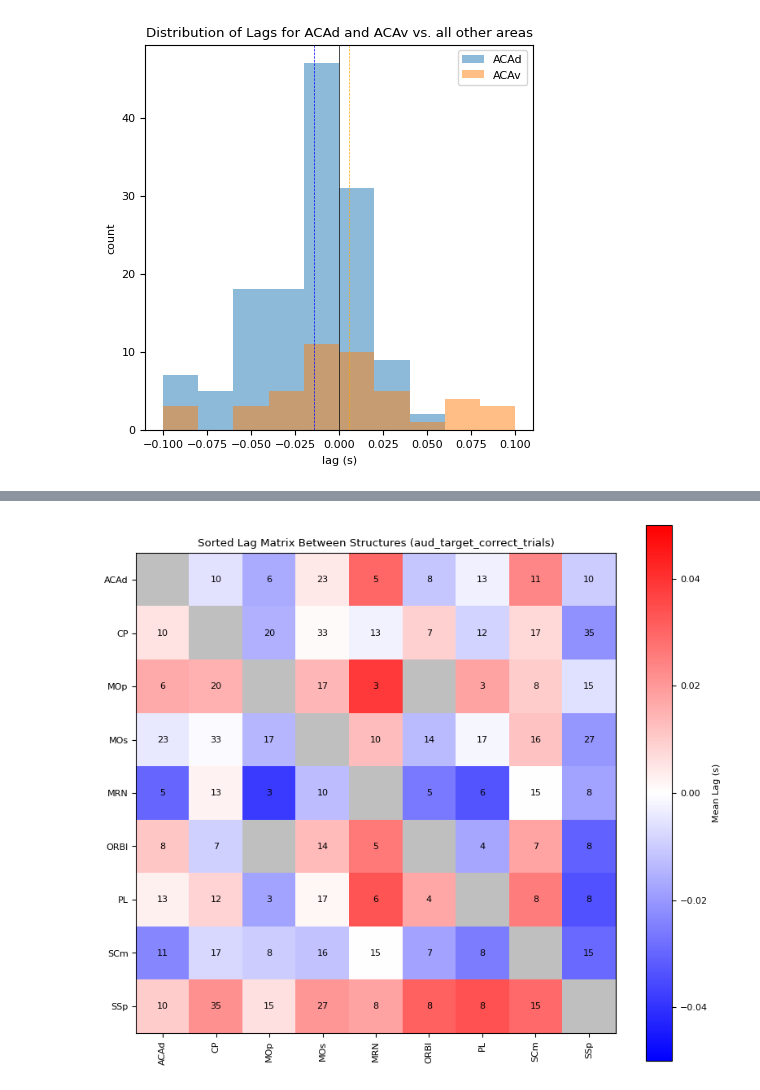
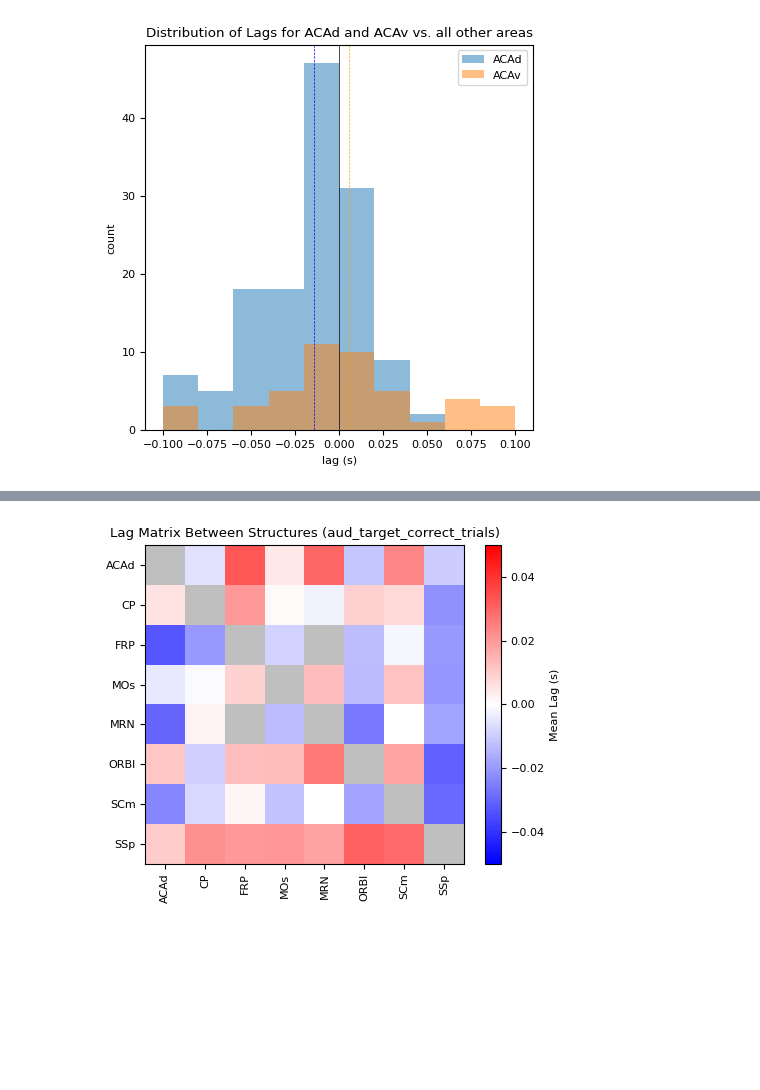
Before and after one commit to AllenInstitute/dynamic_routing_analysis, a Jupyter notebook: notebooks/compare_latency_of_decoding_context.ipynb, the cells around one changed output, grey strips where cells are left out. Cells and saved outputs as stored; diff of their text form; code cells hidden in the pictures; blank space fills up the shorter version.

```diff
--- a/notebooks/compare_latency_of_decoding_context.ipynb
+++ b/notebooks/compare_latency_of_decoding_context.ipynb
@@ -207,7 +211,10 @@ sel_time_aligned_to="stim_start_time"
 
 
 key_sets={
-    'stimulus_specific_results':['vis_target_correct_trials', 'aud_target_correct_trials']
+    # 'stimulus_specific_results':['vis_target_correct_trials', 'aud_target_correct_trials']
+    'stimulus_specific_results':['vis_target_correct_trials_10', 'aud_target_correct_trials_10',
+                                'vis_target_correct_trials_20', 'aud_target_correct_trials_20',
+                                'vis_target_correct_trials_30', 'aud_target_correct_trials_30'],
 }
 
 # savepath=r"C:\Users\ethan.mcbride\OneDrive - Allen Institute\quick figures\2025-10-07-decode_split_by_stim_modality\by_area"
@@ -215,7 +222,7 @@ key_sets={
 for sel_key_set in key_sets.keys():
 
     for sel_structure in results_dfs[key]['structure'].unique():
-        sel_structure='MOs'
+        sel_structure='MRN'
 
         fig,ax=plt.subplots(1,1,figsize=(8,4))
         ax.axvline(x=0, color='grey', linestyle='--', linewidth=0.5)
@@ -253,7 +260,7 @@ for sel_key_set in key_sets.keys():
         #place legend outside
         ax.legend(bbox_to_anchor=(1.05, 1), loc='upper left')
         # ax.legend()
-        ax.set_title(f"{sel_structure} ({n_sessions}); {sel_time_aligned_to}; {sel_unit_subsample_size} units")
+        ax.set_title(f"{sel_structure} ({n_sessions}); {sel_time_aligned_to}")
 
         fig.tight_layout()
 
@@ -1029,6 +916,7 @@ session_structure_lags
 savepath = r"\\allen\programs\mindscope\workgroups\dynamicrouting\Ethan\CO decoding results\compare_latency_of_decoding_context-2025-11-10"
 session_structure_lags.to_parquet(os.path.join(savepath, f"session_structure_lags.parquet"))
 # %%
+savepath = r"\\allen\programs\mindscope\workgroups\dynamicrouting\Ethan\CO decoding results\compare_latency_of_decoding_context-2025-11-10"
 session_structure_lags=pd.read_parquet(os.path.join(savepath, f"session_structure_lags.parquet"))
 # %%
 #single area plot
@@ -1069,18 +957,24 @@ sel_result='aud_target_correct_trials'
 
 combine=False #combine across results
 
+custom_include_structures=[
+    'ACAd','CP','FRP','MOs','MRN','ORBl','SCm','SSp',
+]
+
 
 unique_structures = session_structure_lags['structure_1'].sort_values().unique()
 
 unique_structures=unique_structures[~np.isin(unique_structures, ['SCop', 'SCsg', 'SCzo', 'SCig', 'SCiw', 'SCdg', 'SCdw', 'ECT5', 'ECT6a',
                                                                  'CTXsp', 'STR', 'PAL', 'TH', 'HY', 'MB', 'P', 'MY', 'CB',
                                                                  'fiber tracts', 'scwm', 'VL', 'V3', 'V4'])]
-
-incl_structures=[]
-for st in unique_structures:
-    if (session_structure_lags[['structure_1','structure_2']].value_counts()[st]>=3).sum()>=15:
-        incl_structures.append(st)
-incl_structures=np.sort(incl_structures)
+if custom_include_structures is not None:
+    incl_structures=np.sort(custom_include_structures)
+else:
+    incl_structures=[]
+    for st in unique_structures:
+        if (session_structure_lags[['structure_1','structure_2']].value_counts()[st]>=1).sum()>=3:
+            incl_structures.append(st)
+    incl_structures=np.sort(incl_structures)
 
 #build correlation matrix from this dataframe
 lag_matrix = pd.DataFrame(index=incl_structures, columns=incl_structures, dtype=float)
@@ -1122,32 +1015,32 @@ lag_matrix
 # %%
 # lag_matrix.mean(axis=0)
 
 masked_array = np.ma.array(lag_matrix, mask=np.isnan(lag_matrix))
 cmap = matplotlib.cm.bwr
 cmap.set_bad('grey',0.5)
 
-fig,ax=plt.subplots(1,1,figsize=(8,7))
+fig,ax=plt.subplots(1,1,figsize=(5,4))
 im=ax.imshow(masked_array, cmap=cmap, vmin=-0.05, vmax=0.05)
 ax.set_xticks(np.arange(len(incl_structures)))
 ax.set_yticks(np.arange(len(incl_structures)))
 ax.set_xticklabels(incl_structures, rotation=90)
 ax.set_yticklabels(incl_structures)
 if combine:
-    ax.set_title(f'Sorted Lag Matrix Between Structures (combined results)')
+    ax.set_title(f'Lag Matrix Between Structures (combined results)')
 else:
-    ax.set_title(f'Sorted Lag Matrix Between Structures ({sel_result})')
+    ax.set_title(f'Lag Matrix Between Structures ({sel_result})')
 
 #plot text for n sessions in each square
 for i in range(len(incl_structures)):
     for j in range(len(incl_structures)):
         if i != j:
             n_sessions = n_sessions_matrix.loc[incl_structures[i], incl_structures[j]]
-            if n_sessions > 0:
-                ax.text(j, i, str(int(n_sessions)), ha='center', va='center', color='black')
+            # if n_sessions > 0:
+            #     ax.text(j, i, str(int(n_sessions)), ha='center', va='center', color='black')
 
 fig.colorbar(im, ax=ax, label='Mean Lag (s)')
 fig.tight_layout()
 # %% [output]
-[figure, old version]
+[figure, new version]
 # %%
 #sort lag matrix by mean col value and mean row value
```
Also changed, not shown: parts of 21 cells of this notebook, 6 other files.
